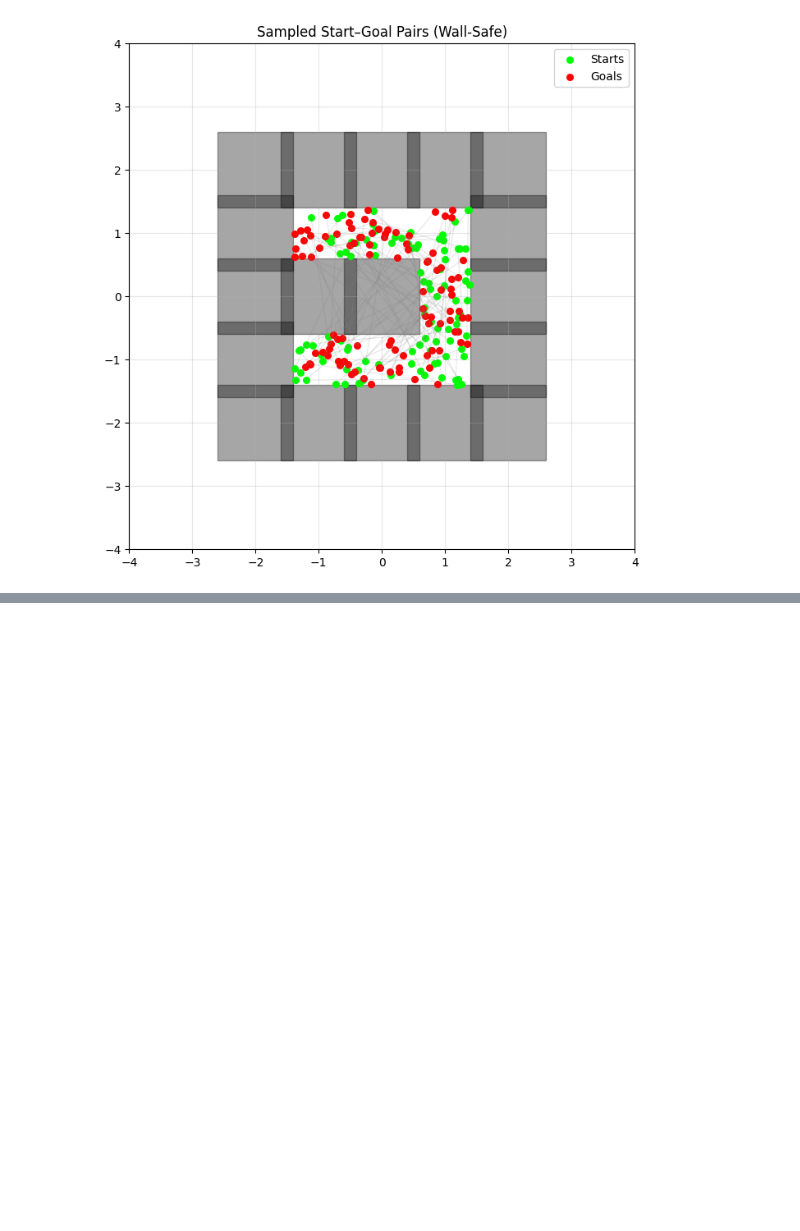
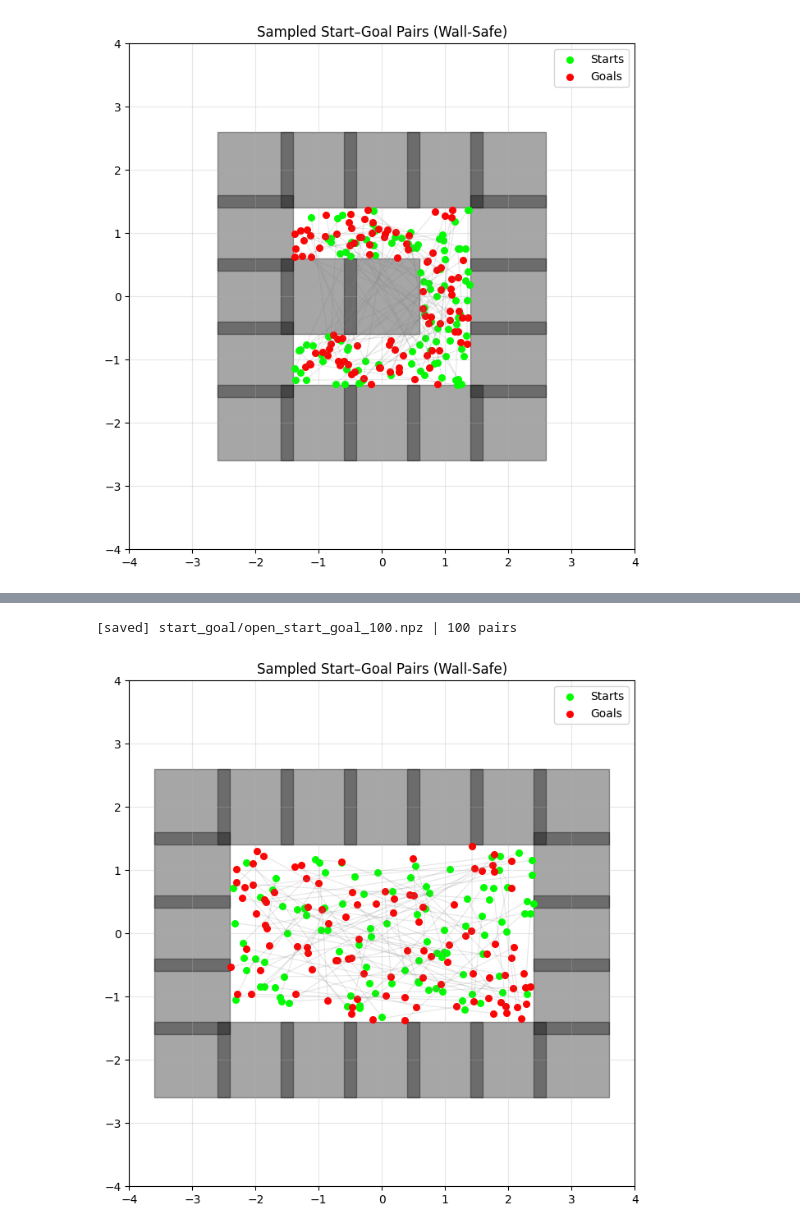
Before and after one commit to logflash/rpmml-project, a Jupyter notebook: timeskip-diffuser/src/timeskip_diffuser/pointmaze/skip_independent_medium.ipynb, the cells around one changed output, grey strips where cells are left out. Cells and saved outputs as stored; diff of their text form; code cells hidden in the pictures; blank space fills up the shorter version.

```diff
--- a/timeskip-diffuser/src/timeskip_diffuser/pointmaze/skip_independent_medium.ipynb
+++ b/timeskip-diffuser/src/timeskip_diffuser/pointmaze/skip_independent_medium.ipynb
@@ -692,0 +717,15 @@ plot_start_goals_on_maze(mj_model_umaze, starts, goals, walls)
+# %%
+save_start_goal_pairs(
+    "start_goal/open_start_goal_100.npz",
+    starts,
+    goals,
+)
+# %% [output]
+[saved] start_goal/open_start_goal_100.npz | 100 pairs
+# %%
+data = np.load("start_goal/open_start_goal_100.npz")
+starts = data["starts"]   # (N,2)
+goals  = data["goals"]    # (N,2)
+plot_start_goals_on_maze(mj_model_open, starts, goals, walls)
+# %% [output]
+[figure, added]
```
Also changed, not shown: parts of 8 cells of this notebook.
